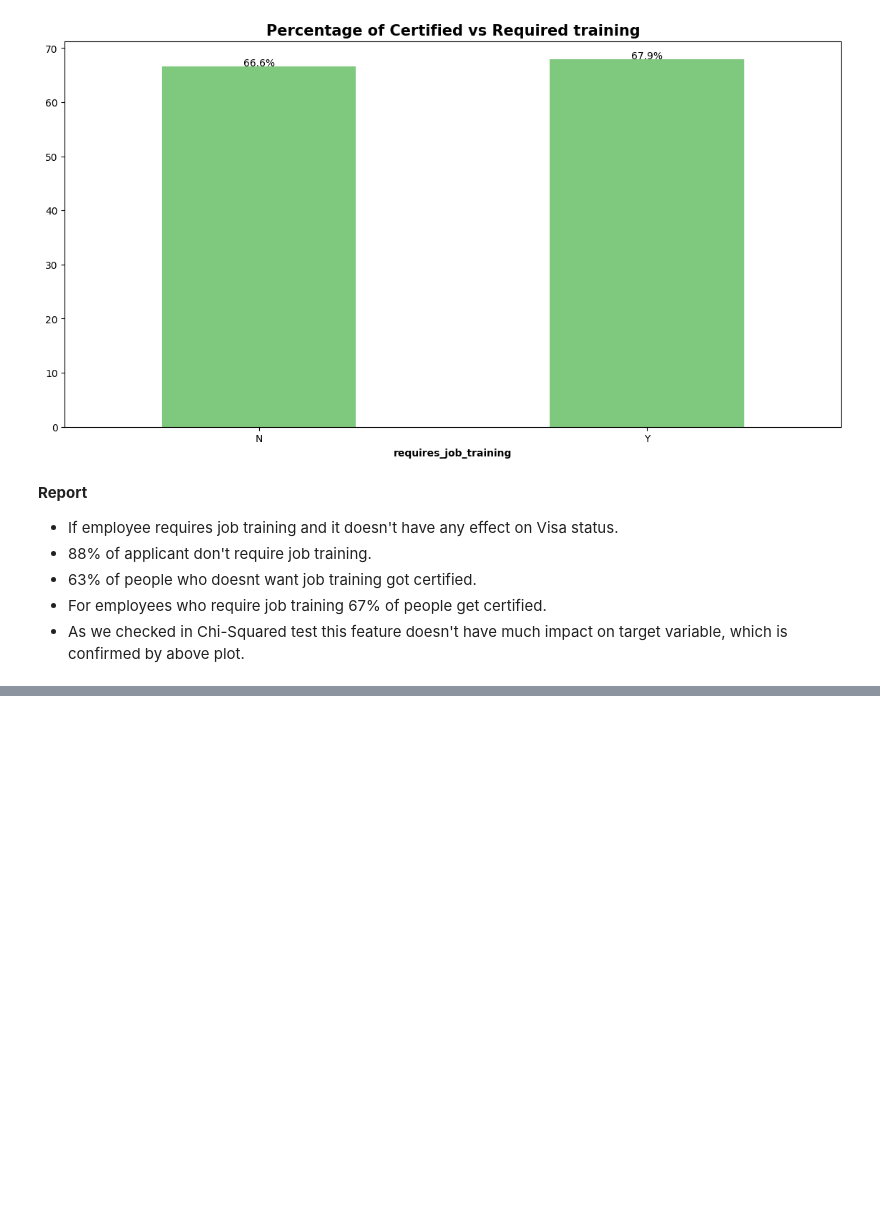
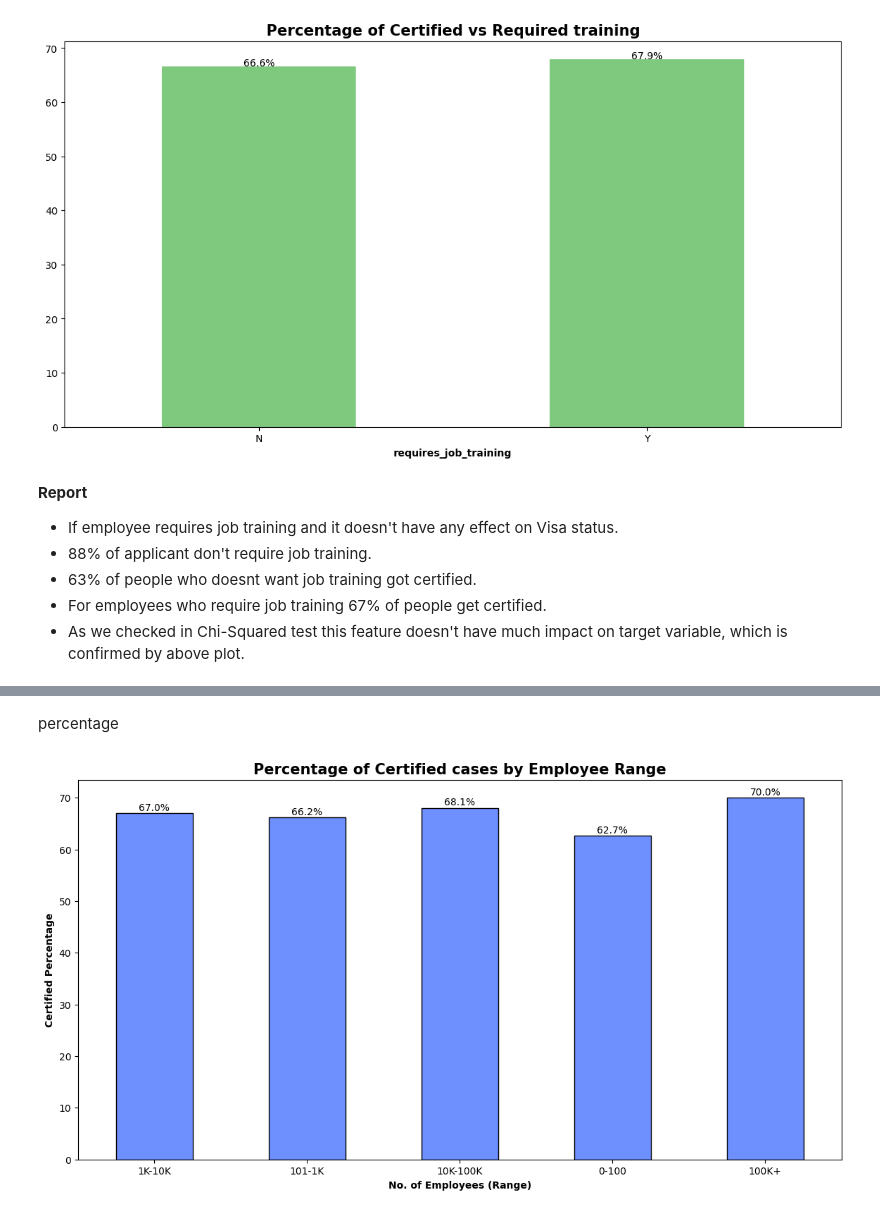
Before and after one commit to tamimystic/end-to-end-machine-learning-project-Visa-approval-prediction-, a Jupyter notebook: day3 agenda/EDA_US_visa.ipynb, the cells around one changed output, grey strips where cells are left out. Cells and saved outputs as stored; diff of their text form; code cells hidden in the pictures; blank space fills up the shorter version.

```diff
--- a/day3 agenda/EDA_US_visa.ipynb
+++ b/day3 agenda/EDA_US_visa.ipynb
@@ -554,0 +584,28 @@ plt.show()
+# %% [markdown]
+percentage
+# %%
+import pandas as pd
+import matplotlib.pyplot as plt
+
+plt.figure(figsize=[14,7])
+
+df2['emp_range'] = pd.cut(df2['no_of_employees'],
+                          bins=[0, 100, 1000, 10000, 100000, 600000],
+                          labels=['0-100', '101-1K', '1K-10K', '10K-100K', '100K+'])
+
+certified = df2[df2["case_status"] == 'Certified']['emp_range'].value_counts()
+total = df2['emp_range'].value_counts()
+order1 = 100 * certified.reindex(total.index, fill_value=0) / total
+
+order1.plot(kind='bar', color='#6E90FF', edgecolor='black')
+plt.title("Percentage of Certified cases by Employee Range", fontsize=15, fontweight='bold')
+plt.xlabel("No. of Employees (Range)", fontweight='bold')
+plt.ylabel("Certified Percentage", fontweight='bold')
+
+for n, count in enumerate(order1.values):
+    plt.text(n, count + 0.5, f'{count:.1f}%', ha='center', fontsize=10)
+
+plt.xticks(rotation=0)
+plt.show()
+# %% [output]
+[figure, added]
```
Also changed, not shown: parts of 5 cells of this notebook.
